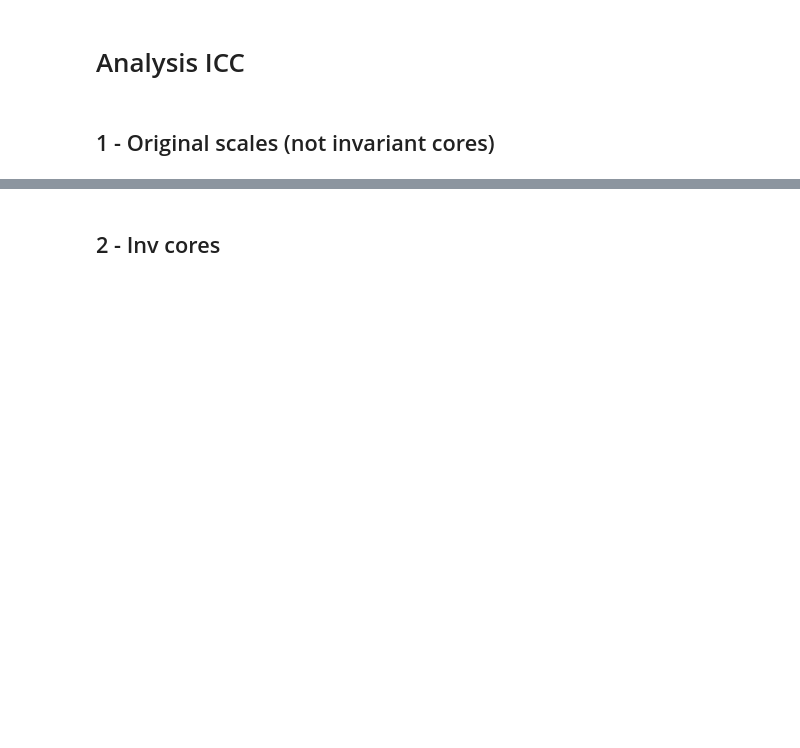
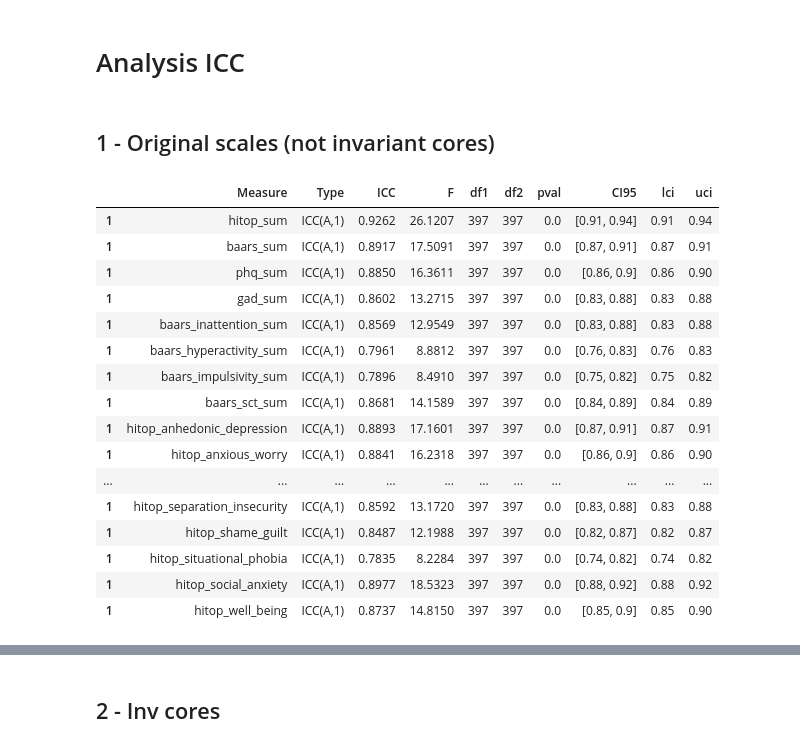
Before and after one commit to Shotgunosine/HiTOP, a Jupyter notebook: notebooks/NB_3_ICC.ipynb, the cells around one changed output, grey strips where cells are left out. Cells and saved outputs as stored; diff of their text form; code cells hidden in the pictures; blank space fills up the shorter version.

```diff
--- a/notebooks/NB_3_ICC.ipynb
+++ b/notebooks/NB_3_ICC.ipynb
@@ -44,21 +45,26 @@ import pingouin as pg
 # PHQ-8
 # %%
 #path_to_save_logs = 'logs/logs_icc/'
-path_to_save_logs = 'logs/logs_final/logs_icc/'
+log_dir = Path('./log')
+dat_dir = Path('../data/')
+val_dir = dat_dir / 'ValSample'
+fin_dir = dat_dir / 'finaldata'
+path_to_save_logs = log_dir / 'logs_final/logs_icc/'
+path_to_save_logs.mkdir(exist_ok=True, parents=True)
 # %% [markdown]
 # Load data; very light processing
 # %%
 # path where data are saved
-path_save_dat_gp_gridall_full = '../../data/finaldata/dat_gp_gridall_full.csv'
-path_save_dat_en_gridall_full = '../../data/finaldata/dat_en_gridall_full.csv'
+path_save_dat_gp_gridall_full = fin_dir / 'dat_gp_gridall_full.csv'
+path_save_dat_en_gridall_full = fin_dir / 'dat_en_gridall_full.csv'
 
 # load from csv
-data_gp = pd.read_csv(path_save_dat_gp_gridall_full)
-data_en = pd.read_csv(path_save_dat_en_gridall_full)
+data_gp = pd.read_csv(path_save_dat_gp_gridall_full, index_col=0)
+data_en = pd.read_csv(path_save_dat_en_gridall_full, index_col=0)
 
 # create subject id column
-data_gp = data_gp.rename(columns={'Unnamed: 0': 'Subject'})
-data_en = data_en.rename(columns={'Unnamed: 0': 'Subject'})
+data_gp = data_gp.rename(columns={'caseid': 'Subject'})
+data_en = data_en.rename(columns={'caseid': 'Subject'})
 #data_gp = data_gp.reset_index()
 #data_gp = data_gp.rename(columns={'index': 'Subject'})
 
@@ -146,3 +152,23 @@ icc_results_comb.to_csv(path_to_save_logs+'result_ICC_origscales_combined.csv',
+# %%
+icc_results_gp
+# %% [output]
+|  | Measure | Type | ICC | F | df1 | df2 | pval | CI95 | lci | uci |
+| 1 | hitop_sum | ICC(A,1) | 0.9262 | 26.1207 | 397 | 397 | 0.0 | [0.91, 0.94] | 0.91 | 0.94 |
+| 1 | baars_sum | ICC(A,1) | 0.8917 | 17.5091 | 397 | 397 | 0.0 | [0.87, 0.91] | 0.87 | 0.91 |
+| 1 | phq_sum | ICC(A,1) | 0.8850 | 16.3611 | 397 | 397 | 0.0 | [0.86, 0.9] | 0.86 | 0.90 |
+| 1 | gad_sum | ICC(A,1) | 0.8602 | 13.2715 | 397 | 397 | 0.0 | [0.83, 0.88] | 0.83 | 0.88 |
+| 1 | baars_inattention_sum | ICC(A,1) | 0.8569 | 12.9549 | 397 | 397 | 0.0 | [0.83, 0.88] | 0.83 | 0.88 |
+| 1 | baars_hyperactivity_sum | ICC(A,1) | 0.7961 | 8.8812 | 397 | 397 | 0.0 | [0.76, 0.83] | 0.76 | 0.83 |
+| 1 | baars_impulsivity_sum | ICC(A,1) | 0.7896 | 8.4910 | 397 | 397 | 0.0 | [0.75, 0.82] | 0.75 | 0.82 |
+| 1 | baars_sct_sum | ICC(A,1) | 0.8681 | 14.1589 | 397 | 397 | 0.0 | [0.84, 0.89] | 0.84 | 0.89 |
+| 1 | hitop_anhedonic_depression | ICC(A,1) | 0.8893 | 17.1601 | 397 | 397 | 0.0 | [0.87, 0.91] | 0.87 | 0.91 |
+| 1 | hitop_anxious_worry | ICC(A,1) | 0.8841 | 16.2318 | 397 | 397 | 0.0 | [0.86, 0.9] | 0.86 | 0.90 |
+| ... | ... | ... | ... | ... | ... | ... | ... | ... | ... | ... |
+| 1 | hitop_separation_insecurity | ICC(A,1) | 0.8592 | 13.1720 | 397 | 397 | 0.0 | [0.83, 0.88] | 0.83 | 0.88 |
+| 1 | hitop_shame_guilt | ICC(A,1) | 0.8487 | 12.1988 | 397 | 397 | 0.0 | [0.82, 0.87] | 0.82 | 0.87 |
+| 1 | hitop_situational_phobia | ICC(A,1) | 0.7835 | 8.2284 | 397 | 397 | 0.0 | [0.74, 0.82] | 0.74 | 0.82 |
+| 1 | hitop_social_anxiety | ICC(A,1) | 0.8977 | 18.5323 | 397 | 397 | 0.0 | [0.88, 0.92] | 0.88 | 0.92 |
+| 1 | hitop_well_being | ICC(A,1) | 0.8737 | 14.8150 | 397 | 397 | 0.0 | [0.85, 0.9] | 0.85 | 0.90 |
 # %%
 icc_results_gp
 # %% [output]
```
Also changed, not shown: parts of 7 cells of this notebook.
